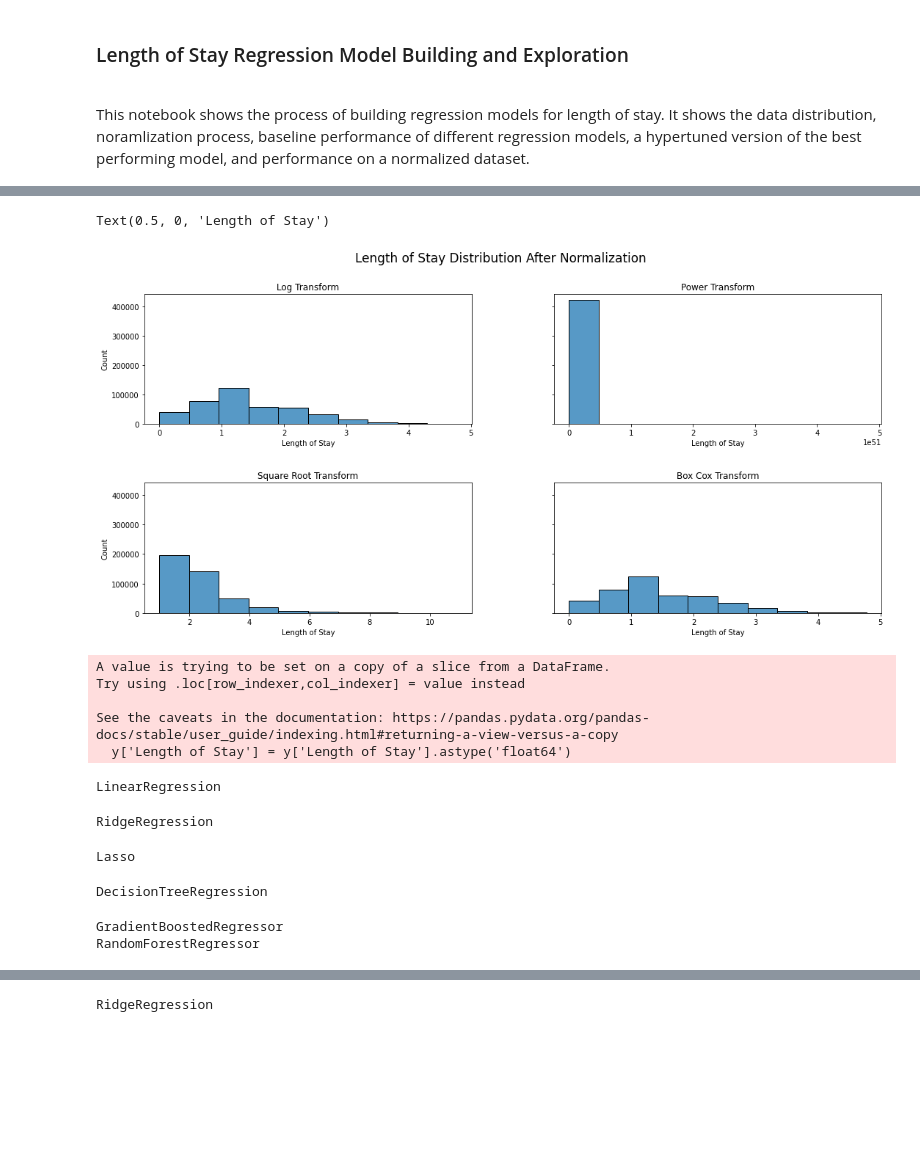
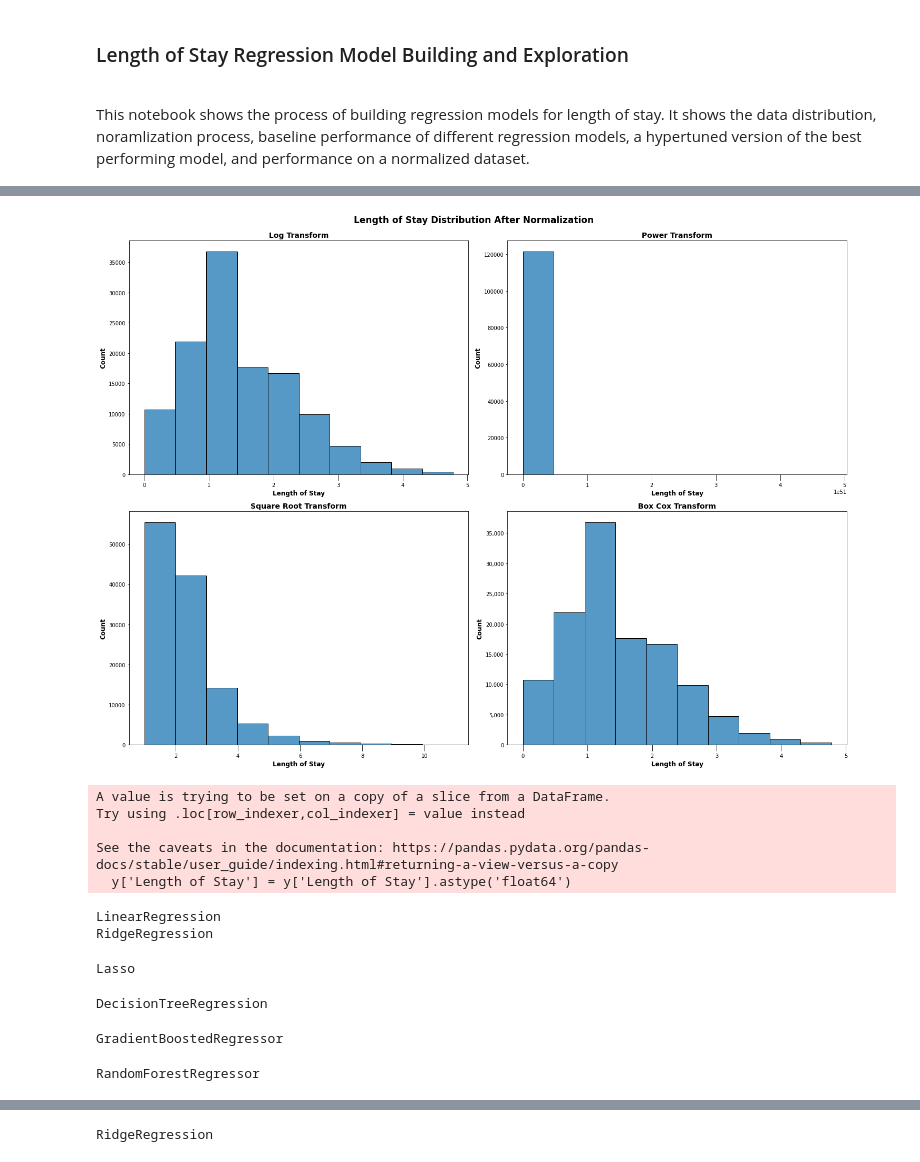
Before and after one commit to srilekha-sikhinam/medficient, a Jupyter notebook: notebooks/length_of_stay_regression_model_explorations.ipynb, the cells around one changed output, grey strips where cells are left out. Drawn from its saved outputs; the diff is of its cells as text; code cells hidden in the pictures; blank space fills up the shorter version.

```diff
--- a/notebooks/length_of_stay_regression_model_explorations.ipynb
+++ b/notebooks/length_of_stay_regression_model_explorations.ipynb
@@ -37,0 +26,3 @@ sns.histplot(all_patient_df['Length of Stay'], bins=20, palette='skyblue')
+# %%
+data_file_path = '../data'
+all_patient_df = load_data('all', data_file_path)
@@ -38,24 +42,39 @@ sns.histplot(all_patient_df['Length of Stay'], bins=20, palette='skyblue')
 # %%
 #Plot distibution of length of stay target variable
-fig, axes = plt.subplots(2, 2, figsize=(18, 8), sharey=True)
+fig, axes = plt.subplots(2, 2, figsize=(20, 15), sharey=False)
 fig.subplots_adjust(hspace=0.45, wspace=0.25)
-fig.suptitle('Length of Stay Distribution After Normalization', fontsize=17)
+fig.suptitle('Length of Stay Distribution After Normalization', fontsize=17, fontweight='bold')
 
 sns.histplot(ax=axes[0, 0], data=np.log(all_patient_df['Length of Stay']), bins=10, palette='skyblue')
-axes[0, 0].set_title('Log Transform')
+axes[0, 0].set_title('Log Transform', fontweight='bold', fontsize=14)
+axes[0, 0].set_xlabel('Length of Stay', fontweight='bold', fontsize=12)
+axes[0, 0].set_ylabel('Count', fontweight='bold', fontsize=12)
+axes[0, 0].tick_params(axis='x', size=12)
 
 sns.histplot(ax=axes[0, 1], data=np.exp(all_patient_df['Length of Stay']), bins=10, palette='skyblue')
-axes[0, 1].set_title('Power Transform')
+axes[0, 1].set_title('Power Transform', fontweight='bold', fontsize=14)
+axes[0, 1].set_xlabel('Length of Stay', fontweight='bold', fontsize=12)
+axes[0, 1].set_ylabel('Count', fontweight='bold', fontsize=12)
+axes[0, 1].tick_params(axis='x', size=12)
 
 sns.histplot(ax=axes[1, 0], data=np.sqrt(all_patient_df['Length of Stay']), bins=10, palette='skyblue')
-axes[1, 0].set_title('Square Root Transform')
+axes[1, 0].set_title('Square Root Transform', fontweight='bold', fontsize=14)
+axes[1, 0].set_xlabel('Length of Stay', fontweight='bold', fontsize=12)
+axes[1, 0].set_ylabel('Count', fontweight='bold', fontsize=12)
+axes[1, 0].tick_params(axis='x', size=12)
 
 sns.histplot(ax=axes[1, 1], data=stats.boxcox(all_patient_df['Length of Stay'], 0), bins=10, palette='skyblue')
-axes[1, 1].set_title('Box Cox Transform')
-axes[1, 1].set_xlabel('Length of Stay')
+axes[1, 1].set_title('Box Cox Transform', fontweight='bold', fontsize=14)
+axes[1, 1].set_xlabel('Length of Stay', fontweight='bold', fontsize=12)
+axes[1, 1].set_ylabel('Count', fontweight='bold', fontsize=12)
+axes[1, 1].tick_params(axis='x', size=12)
+
+current_values = plt.gca().get_yticks()
+plt.gca().set_yticklabels(['{:,.0f}'.format(x) for x in current_values])
+
+plt.tight_layout(rect = [0, 0, 1, 0.988])
 # %% [output]
-Text(0.5, 0, 'Length of Stay')
-[figure, old version]
+[figure, new version]
 # %%
 #Since training all the data takes a long time, take a stratified sample of the data for initial baseline model performance testing
 all_patient_stratified_sample_df = all_patient_df.groupby('Length of Stay', group_keys=False).apply(lambda x: x.sample(int(np.rint(30000*len(x)/len(all_patient_df))))).sample(frac=1).reset_index(drop=True)
@@ -115,10 +134,10 @@ for model_key in models.keys():
     })
 # %% [output]
 LinearRegression
+RidgeRegression
-RidgeRegression
+Lasso
-Lasso
+DecisionTreeRegression
-DecisionTreeRegression
+GradientBoostedRegressor
-GradientBoostedRegressor
 RandomForestRegressor
 # %%
 scores_df = pd.DataFrame(data=model_scores)
```
Also changed, not shown: parts of 9 cells of this notebook, 18 other files.
